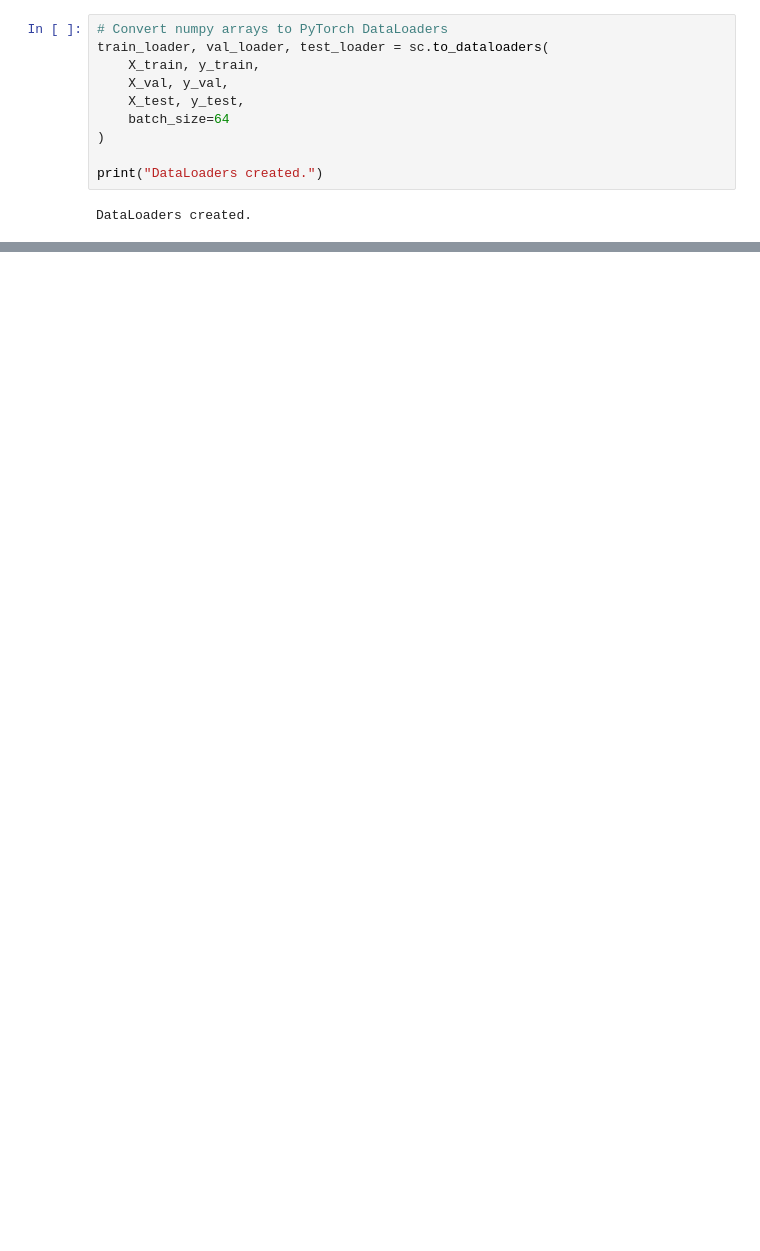
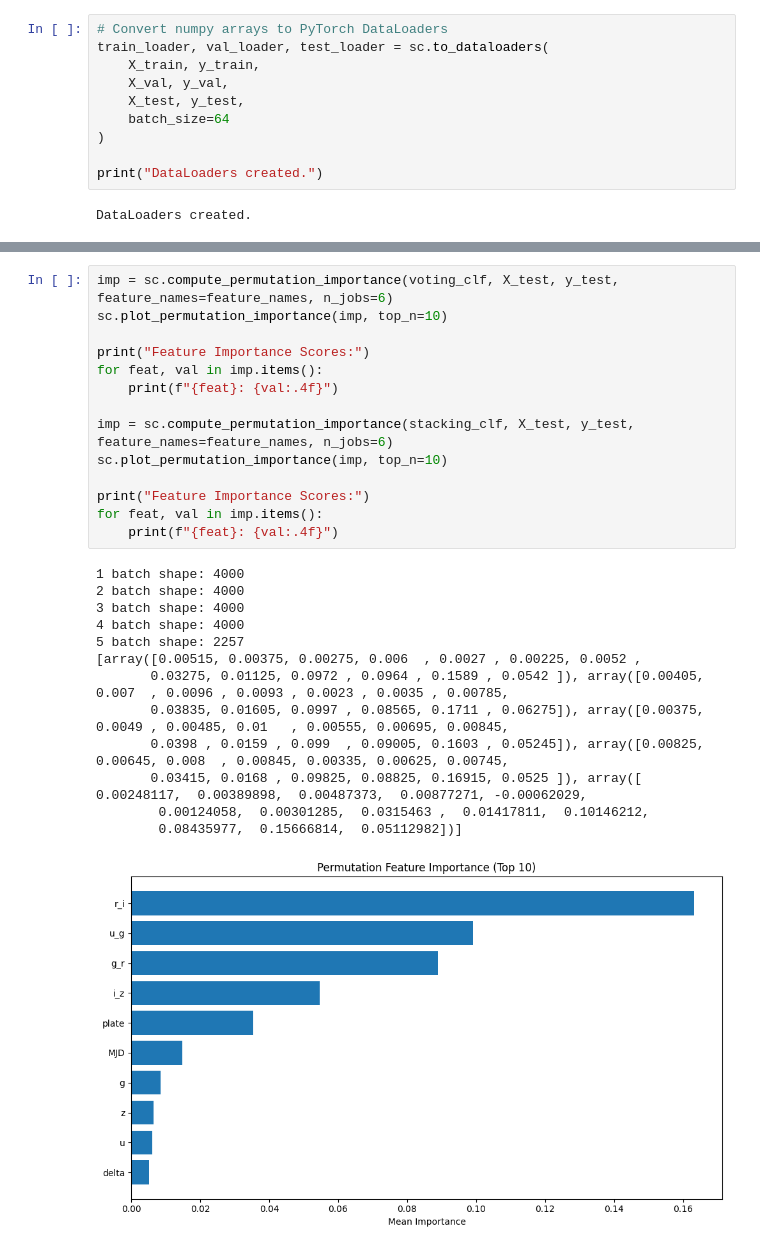
Before and after one commit to nicolomeneguzzo/Computational-Physics-2026, a Jupyter notebook: Astrophysical-Objects-Recognition/notebooks/classificator_compare.ipynb, the cells around one changed output, grey strips where cells are left out. Cells and saved outputs as stored; diff of their text form; blank space fills up the shorter version.

```diff
--- a/Astrophysical-Objects-Recognition/notebooks/classificator_compare.ipynb
+++ b/Astrophysical-Objects-Recognition/notebooks/classificator_compare.ipynb
@@ -120,0 +251,28 @@ TypeError: LogisticRegression.__init__() got an unexpected keyword argument 'mul
+# %%
+imp = sc.compute_permutation_importance(voting_clf, X_test, y_test, feature_names=feature_names, n_jobs=6)
+sc.plot_permutation_importance(imp, top_n=10)
+
+print("Feature Importance Scores:")
+for feat, val in imp.items():
+    print(f"{feat}: {val:.4f}")
+
+imp = sc.compute_permutation_importance(stacking_clf, X_test, y_test, feature_names=feature_names, n_jobs=6)
+sc.plot_permutation_importance(imp, top_n=10)
+
+print("Feature Importance Scores:")
+for feat, val in imp.items():
+    print(f"{feat}: {val:.4f}")
+# %% [output]
+1 batch shape: 4000
+2 batch shape: 4000
+3 batch shape: 4000
+4 batch shape: 4000
+5 batch shape: 2257
+[array([0.00515, 0.00375, 0.00275, 0.006  , 0.0027 , 0.00225, 0.0052 ,
+       0.03275, 0.01125, 0.0972 , 0.0964 , 0.1589 , 0.0542 ]), array([0.00405, 0.007  , 0.0096 , 0.0093 , 0.0023 , 0.0035 , 0.00785,
+       0.03835, 0.01605, 0.0997 , 0.08565, 0.1711 , 0.06275]), array([0.00375, 0.0049 , 0.00485, 0.01   , 0.00555, 0.00695, 0.00845,
+       0.0398 , 0.0159 , 0.099  , 0.09005, 0.1603 , 0.05245]), array([0.00825, 0.00645, 0.008  , 0.00845, 0.00335, 0.00625, 0.00745,
+       0.03415, 0.0168 , 0.09825, 0.08825, 0.16915, 0.0525 ]), array([ 0.00248117,  0.00389898,  0.00487373,  0.00877271, -0.00062029,
+        0.00124058,  0.00301285,  0.0315463 ,  0.01417811,  0.10146212,
+        0.08435977,  0.15666814,  0.05112982])]
+[figure, added]
```
Also changed, not shown: parts of 9 cells of this notebook, 4 other files.
